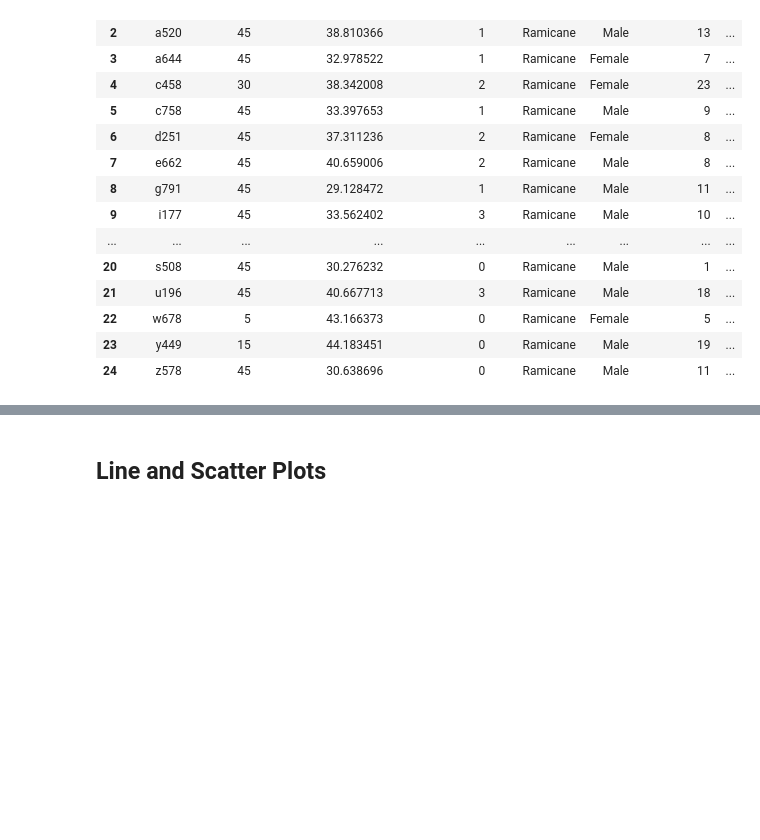
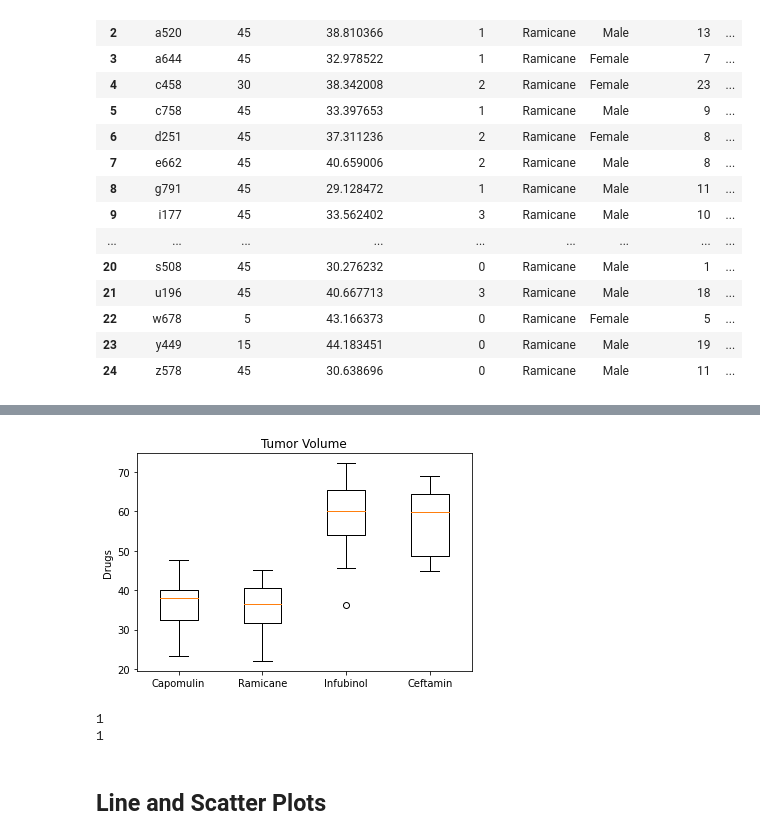
Before and after one commit to LexiJess/Matplotlib_Challenge, a Jupyter notebook: 05-Matplotlib_Homework_Instructions_Pymaceuticals_pymaceuticals_starter.ipynb, the cells around one changed output, grey strips where cells are left out. Cells and saved outputs as stored; diff of their text form; code cells hidden in the pictures; blank space fills up the shorter version.

Commit message:
final graphs

```diff
--- a/05-Matplotlib_Homework_Instructions_Pymaceuticals_pymaceuticals_starter.ipynb
+++ b/05-Matplotlib_Homework_Instructions_Pymaceuticals_pymaceuticals_starter.ipynb
@@ -584,3 +641,34 @@ IQR= 19.17775725750002, Q1= 45.87586684749999, Q3=65.05362410500001, mean = 54.9
+# %%
+
+fig1, ax1 = plt.subplots()
+ax1.set_title('Tumor Volume')
+ax1.set_ylabel('Drugs')
+ax1.boxplot(tumor_volume, labels=treatments)
+plt.show()
+# %% [output]
+[figure, added]
+# %%
+outlier_rows=[(mouse_grouping_combined_df['Tumor Volume (mm3)'] > (Q3+1.5*IQR))
+              &
+              (mouse_grouping_combined_df['Tumor Volume (mm3)'] < (Q1-1.5*IQR))]
+
+high_outlier_rows=[(mouse_grouping_combined_df['Tumor Volume (mm3)'] > (Q3+1.5*IQR))]
+low_outlier_rows=[(mouse_grouping_combined_df['Tumor Volume (mm3)'] < (Q1-1.5*IQR))]
+
+
+#low_outlier_rows=pd.DataFrame(low_outlier_rows)
+
+low_outlier_rows
+
+#outlier_rows=pd.DataFrame(outlier_rows)
+
+print(len(high_outlier_rows))
+# print (len(low_outlier_rows))
+# print (high_outlier_rows)
+print(len(outlier_rows))
+# %% [output]
+1
+1
 # %%
 # Computing IQR
 
```
Also changed, not shown: parts of 6 cells of this notebook.
